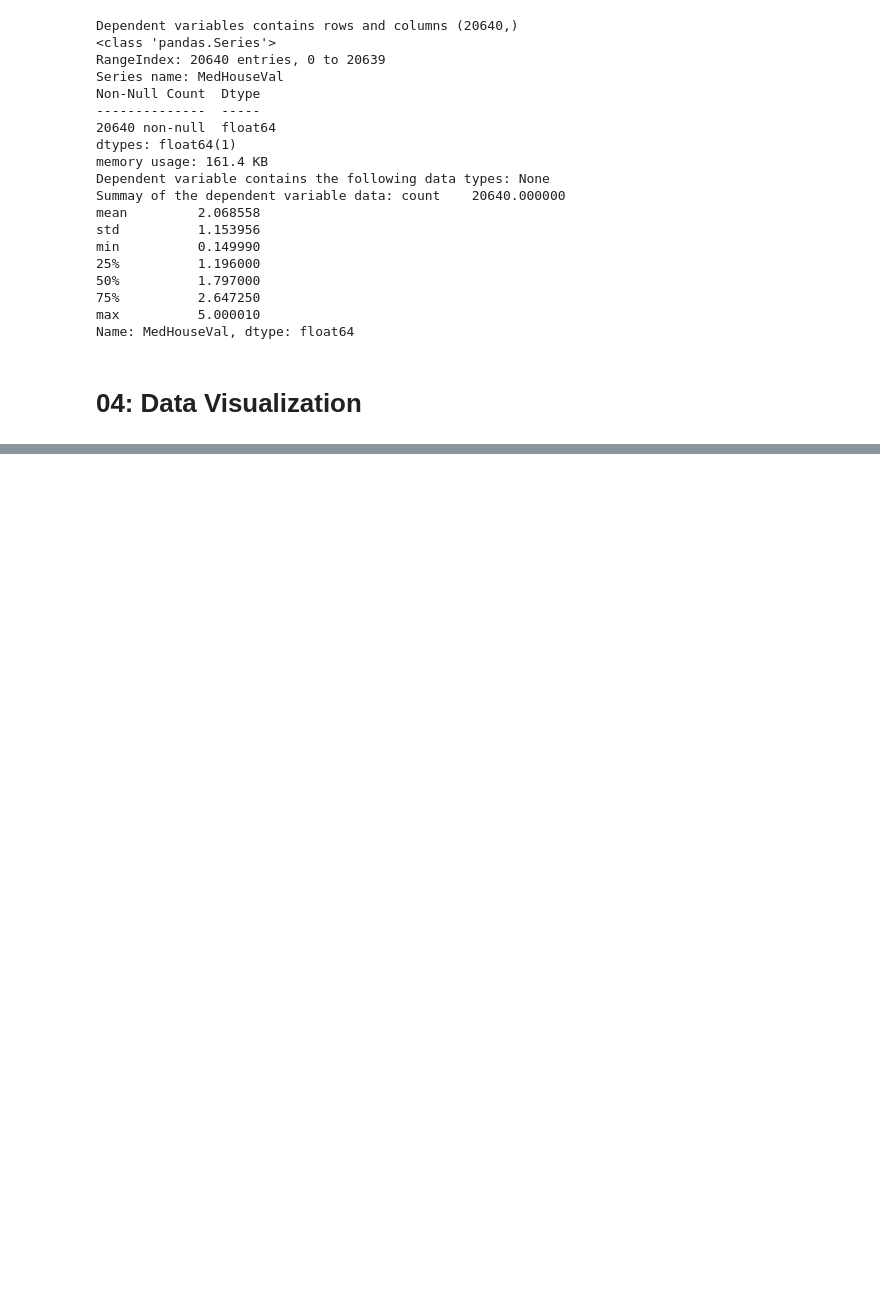
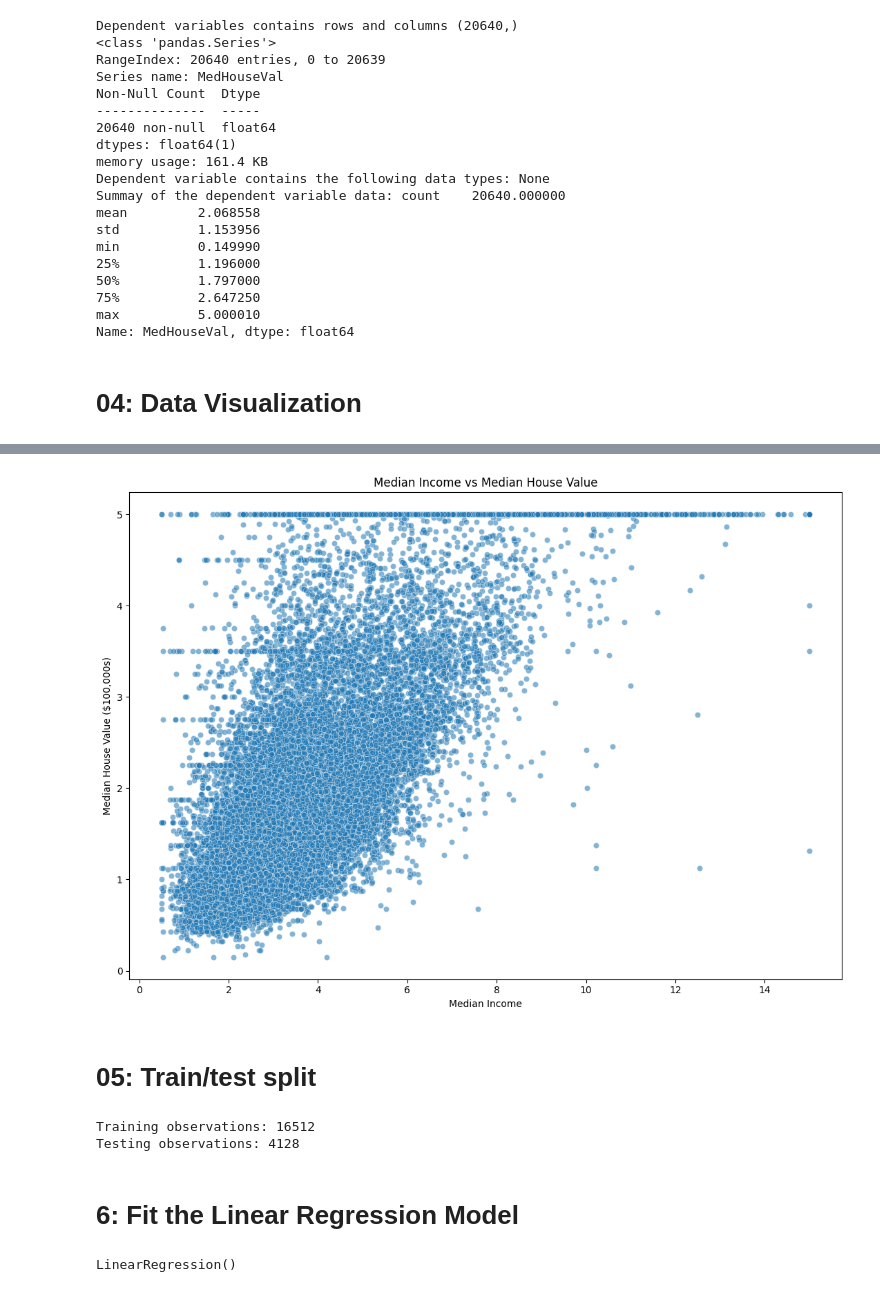
Before and after one commit to CH-CHISAKA/Machine_Learning_and_Data_Science, a Jupyter notebook: 04-assignments/03-assignment/california_housing.ipynb, the cells around one changed output, grey strips where cells are left out. Saved outputs shown, nothing was run; the diff lists cells and outputs as text; code cells hidden in the pictures; blank space fills up the shorter version.

```diff
--- a/04-assignments/03-assignment/california_housing.ipynb
+++ b/04-assignments/03-assignment/california_housing.ipynb
@@ -127,0 +172,42 @@ Name: MedHouseVal, dtype: float64
+# %%
+### --- Relationship between income and house value ---
+
+plt.figure(figsize=(11,8))
+
+sns.scatterplot(
+    x=independent_var["MedInc"],
+    y=dependent_var,
+    alpha=0.55
+)
+
+plt.title("Median Income vs Median House Value")
+plt.xlabel("Median Income")
+plt.ylabel("Median House Value ($100,000s)")
+plt.tight_layout()
+plt.show()
+# %% [output]
+[figure, added]
+# %% [markdown]
+# 05: Train/test split
+# %%
+X_train, X_test, y_train, y_test = train_test_split(
+    independent_var,
+    dependent_var,
+    test_size=0.20,
+    random_state=42
+)
+
+print("Training observations:", X_train.shape[0])
+print("Testing observations:", X_test.shape[0])
+# %% [output]
+Training observations: 16512
+Testing observations: 4128
+# %% [markdown]
+# 6: Fit the Linear Regression Model
+# %%
+model = LinearRegression()
+
+# Fit/train the model
+model.fit(X_train, y_train)
+# %% [output]
+LinearRegression()
```
Also changed, not shown: parts of 8 cells of this notebook.
